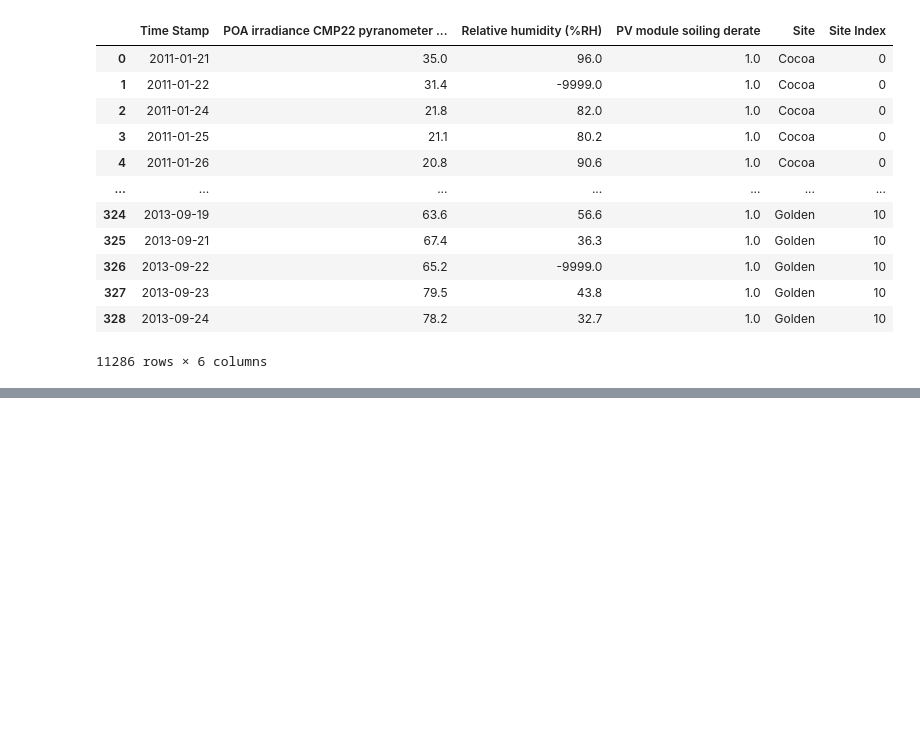
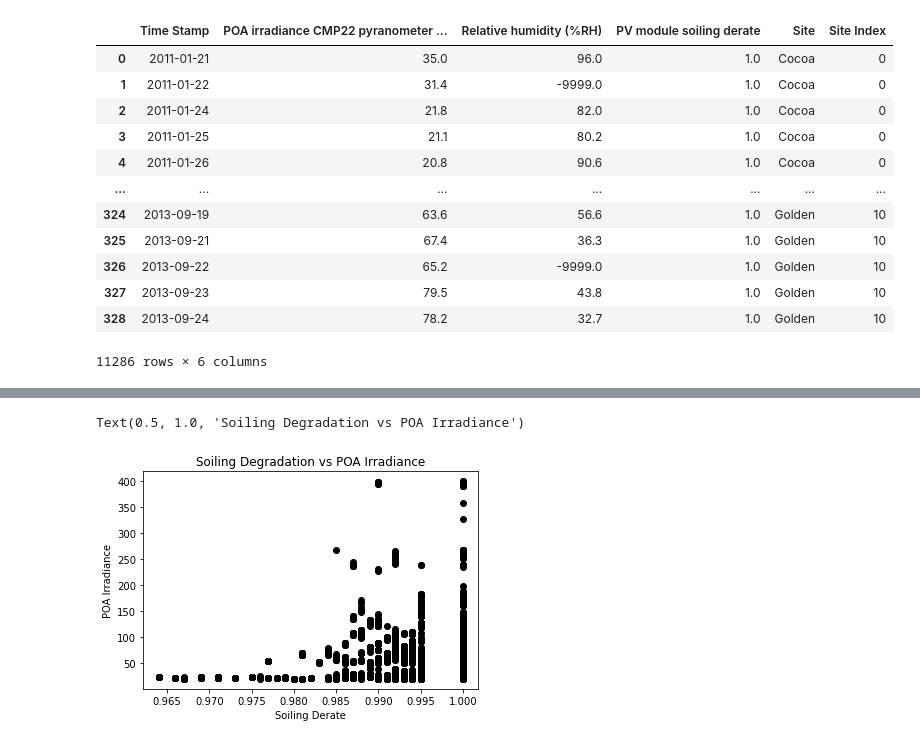
Before and after one commit to Edidas02/PV-Module-Model, a Jupyter notebook: solar-panels.ipynb, the cells around one changed output, grey strips where cells are left out. Drawn from its saved outputs; the diff is of its cells as text; code cells hidden in the pictures; blank space fills up the shorter version.

```diff
--- a/solar-panels.ipynb
+++ b/solar-panels.ipynb
@@ -108,0 +109,8 @@ df[cols+["Site","Site Index"] ]
+# %%
+plt.scatter(df_filtered_2.loc[:,["PV module soiling derate"]], df_filtered_2.loc[:, "POA irradiance CMP22 pyranometer (W/m2)"], color="black")
+plt.xlabel("Soiling Derate")
+plt.ylabel("POA Irradiance")
+plt.title("Soiling Degradation vs POA Irradiance")
+# %% [output]
+Text(0.5, 1.0, 'Soiling Degradation vs POA Irradiance')
+[figure, added]
```
Also changed, not shown: parts of 19 cells of this notebook.
